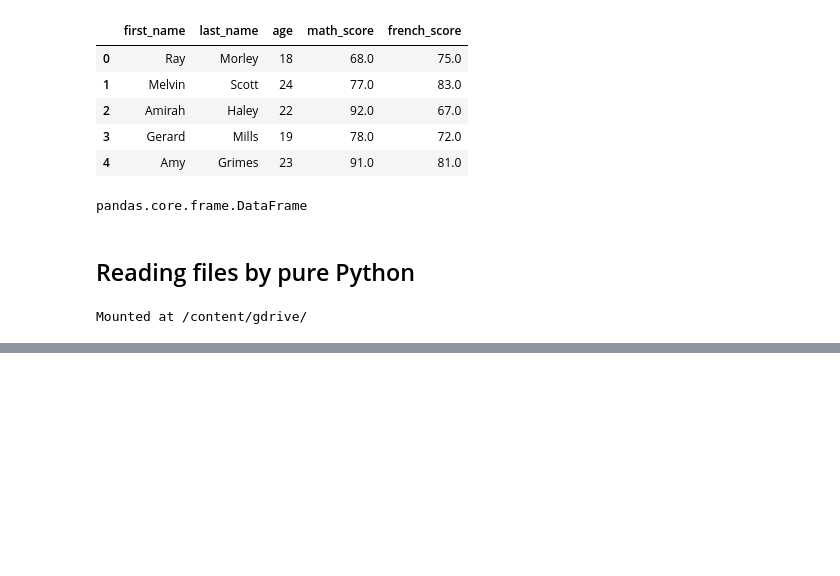
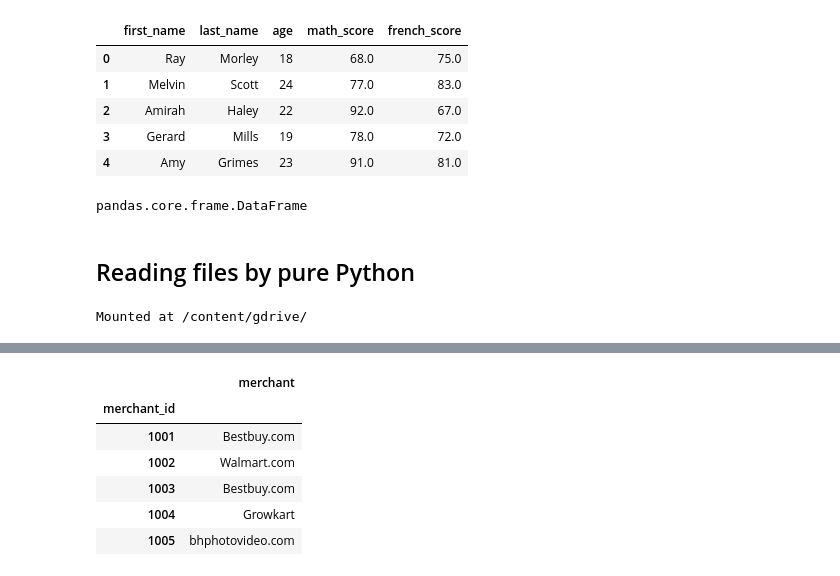
Before and after one commit to roldugina/data_analysis_projects, a Jupyter notebook: reading_files/Reading_files.ipynb, the cells around one changed output, grey strips where cells are left out. Cells and saved outputs as stored; diff of their text form; code cells hidden in the pictures; blank space fills up the shorter version.

Commit message:
Added reading xlx files with read_excel

```diff
--- a/reading_files/Reading_files.ipynb
+++ b/reading_files/Reading_files.ipynb
@@ -101,0 +67,13 @@ OSError: [Errno 107] Transport endpoint is not connected
+# %%
+filepath3='products.xlsx'
+# %%
+ex=pd.read_excel(filepath3,index_col=0,na_values=['', '?', '-'],sheet_name='Merchants')
+ex.head()
+# %% [output]
+|  | merchant |
+| merchant_id |  |
+| 1001 | Bestbuy.com |
+| 1002 | Walmart.com |
+| 1003 | Bestbuy.com |
+| 1004 | Growkart |
+| 1005 | bhphotovideo.com |
```
Also changed, not shown: parts of 6 cells of this notebook.
